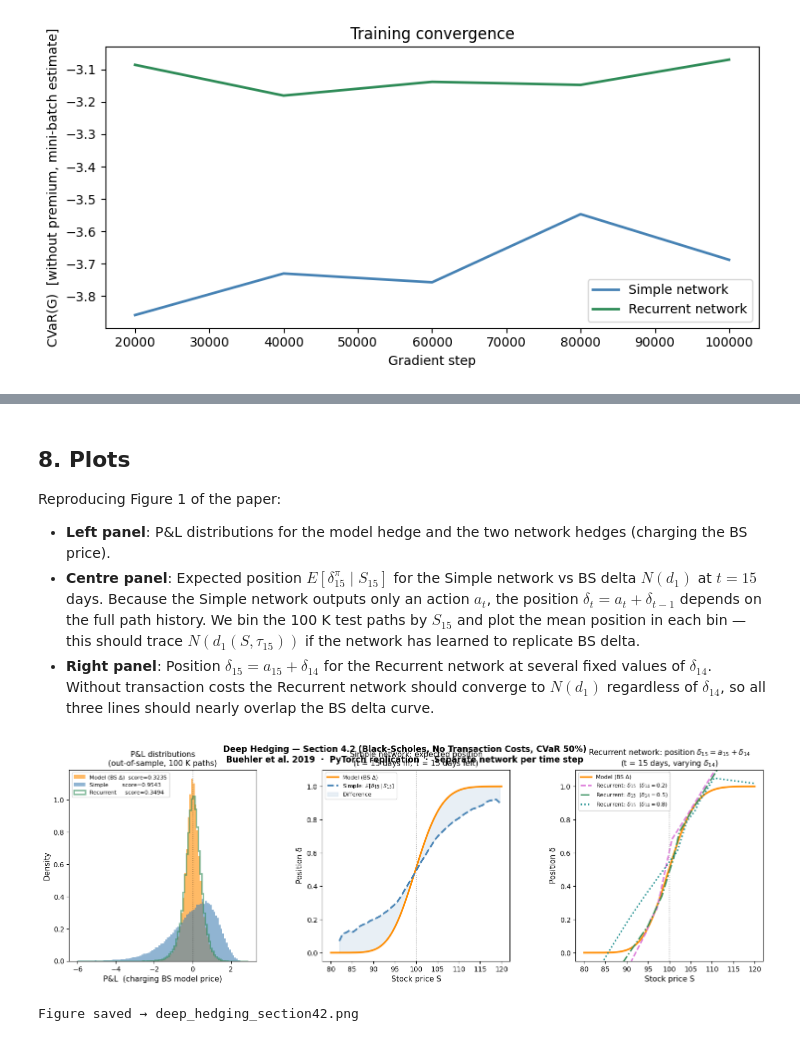
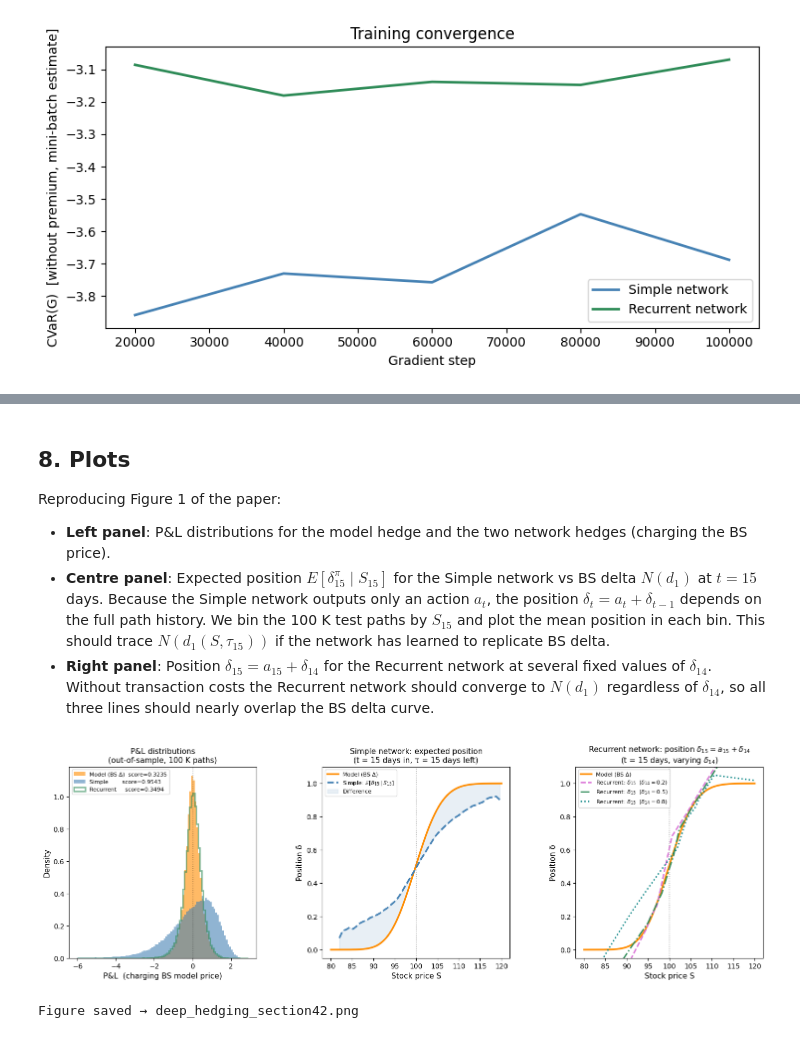
Before and after one commit to gtnothaft/deephedging, a Jupyter notebook: deep_hedging_markov/deep_hedging_section42.ipynb, the cells around one changed output, grey strips where cells are left out. Drawn from its saved outputs; the diff is of its cells as text; code cells hidden in the pictures.

Commit message:
Update Markov deep hedging notebooks

```diff
--- a/deep_hedging_markov/deep_hedging_section42.ipynb
+++ b/deep_hedging_markov/deep_hedging_section42.ipynb
@@ -502,18 +520,13 @@ print('  Simple network                 CVaR score = -0.0001  implied ≈ 1.69')
 Reproducing Figure 1 of the paper:
 
 - **Left panel**: P&L distributions for the model hedge and the two network hedges (charging the BS price).
-- **Centre panel**: Expected position $E[\delta^\pi_{15} \mid S_{15}]$ for the Simple network vs BS delta $N(d_1)$ at $t = 15$ days. Because the Simple network outputs only an action $a_t$, the position $\delta_t = a_t + \delta_{t-1}$ depends on the full path history. We bin the 100 K test paths by $S_{15}$ and plot the mean position in each bin — this should trace $N(d_1(S,\tau_{15}))$ if the network has learned to replicate BS delta.
+- **Centre panel**: Expected position $E[\delta^\pi_{15} \mid S_{15}]$ for the Simple network vs BS delta $N(d_1)$ at $t = 15$ days. Because the Simple network outputs only an action $a_t$, the position $\delta_t = a_t + \delta_{t-1}$ depends on the full path history. We bin the 100 K test paths by $S_{15}$ and plot the mean position in each bin. This should trace $N(d_1(S,\tau_{15}))$ if the network has learned to replicate BS delta.
 - **Right panel**: Position $\delta_{15} = a_{15} + \delta_{14}$ for the Recurrent network at several fixed values of $\delta_{14}$. Without transaction costs the Recurrent network should converge to $N(d_1)$ regardless of $\delta_{14}$, so all three lines should nearly overlap the BS delta curve.
 # %%
 from scipy.stats import binned_statistic
 
 fig = plt.figure(figsize=(18, 5))
 gs  = gridspec.GridSpec(1, 3, figure=fig, wspace=0.35)
-fig.suptitle(
-    'Deep Hedging — Section 4.2 (Black-Scholes, No Transaction Costs, CVaR 50%)\n'
-    'Buehler et al. 2019  ·  PyTorch replication  ·  Separate network per time step',
-    fontsize=12, fontweight='bold'
-)
 
 # ── Panel 1: P&L distributions ────────────────────────────────────────────────
 ax1  = fig.add_subplot(gs[0])
@@ -573,34 +586,34 @@ ax2.set_ylim(-0.05, 1.10)
 
 # ── Panel 3: Recurrent network — position δ_t = a_t + δ_{t-1} ───────────────
 ax3     = fig.add_subplot(gs[2])
 S_torch = torch.tensor(S_grid, dtype=torch.float32, device=DEVICE)
 ax3.plot(S_grid, model_delta, color='darkorange', lw=2.5, label='Model (BS Δ)')
 
 for prev_d_val, color, ls, lbl in [
     (0.2, 'orchid',   '--',  r'Recurrent: $\delta_{15}$  ($\delta_{14}=0.2$)'),
     (0.5, 'seagreen', '-.',  r'Recurrent: $\delta_{15}$  ($\delta_{14}=0.5$)'),
     (0.8, 'teal',     ':',   r'Recurrent: $\delta_{15}$  ($\delta_{14}=0.8$)'),
 ]:
     prev_d_t = torch.full((len(S_grid),), prev_d_val, device=DEVICE)
     with torch.no_grad():
         x_r = torch.stack([(S_torch / K).log(), prev_d_t], dim=1)  # (300, 2)
         a_r = recurrent_h.nets[T_MID](x_r).squeeze(1).cpu().numpy()
     net_d_r = a_r + prev_d_val   # position δ_t = action a_t + δ_{t-1}
     ax3.plot(S_grid, net_d_r, color=color, lw=2, ls=ls, label=lbl)
 
 ax3.axvline(K, color='grey', ls=':', lw=1.2, alpha=0.7)
 ax3.set_xlabel('Stock price S', fontsize=11)
 ax3.set_ylabel('Position δ', fontsize=11)
 ax3.set_title(f'Recurrent network: position $\\delta_{{15}} = a_{{15}} + \\delta_{{14}}$\n'
               f'(t = {T_MID} days, varying $\\delta_{{14}}$)', fontsize=11)
 ax3.legend(fontsize=8)
 ax3.set_ylim(-0.05, 1.10)
 
 plt.savefig('deep_hedging_section42.png', dpi=150, bbox_inches='tight')
 plt.show()
 print('Figure saved → deep_hedging_section42.png')
 # %% [output]
-[figure, old version]
+[figure, new version]
 Figure saved → deep_hedging_section42.png
 # %% [markdown]
 ## 9. Discussion
```
Also changed, not shown: parts of 12 cells of this notebook, 2 other files.
